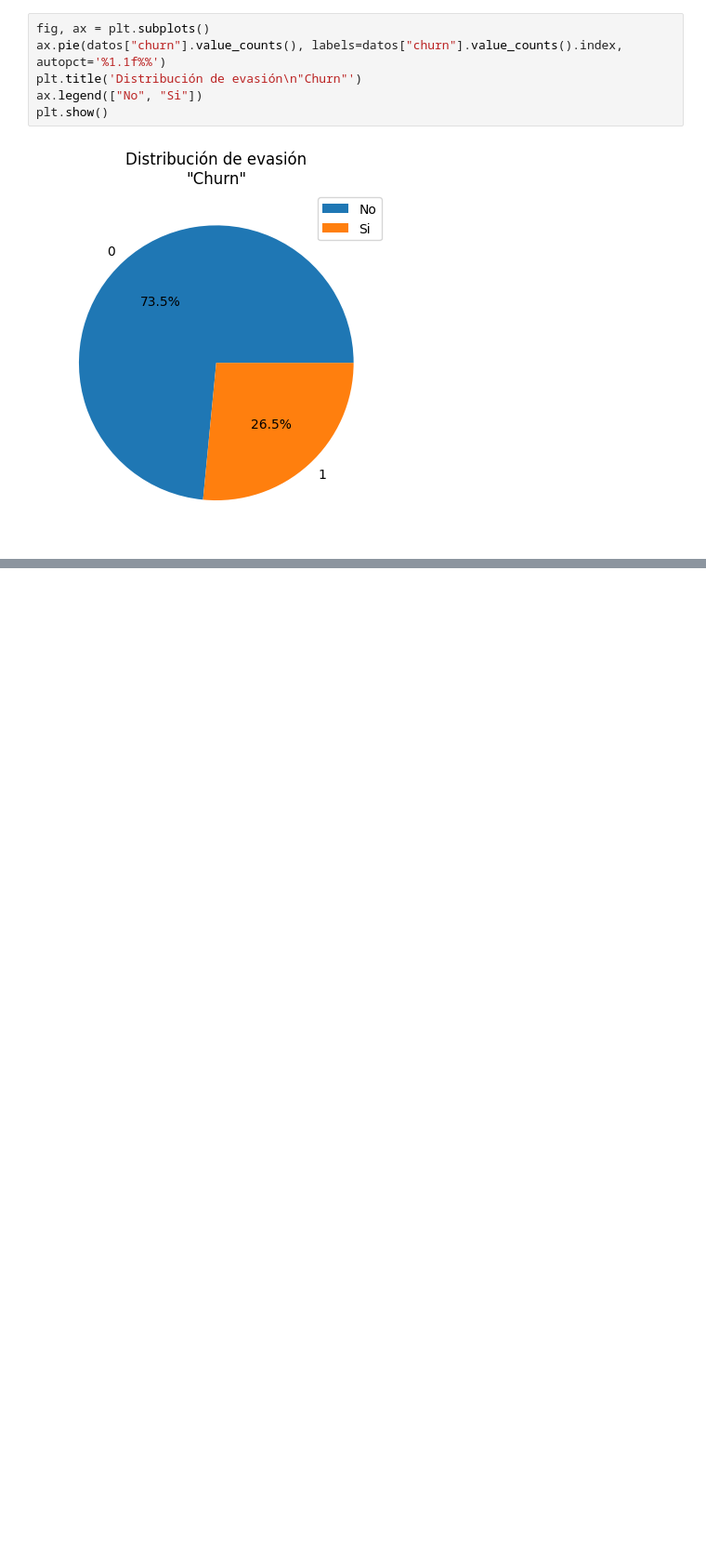
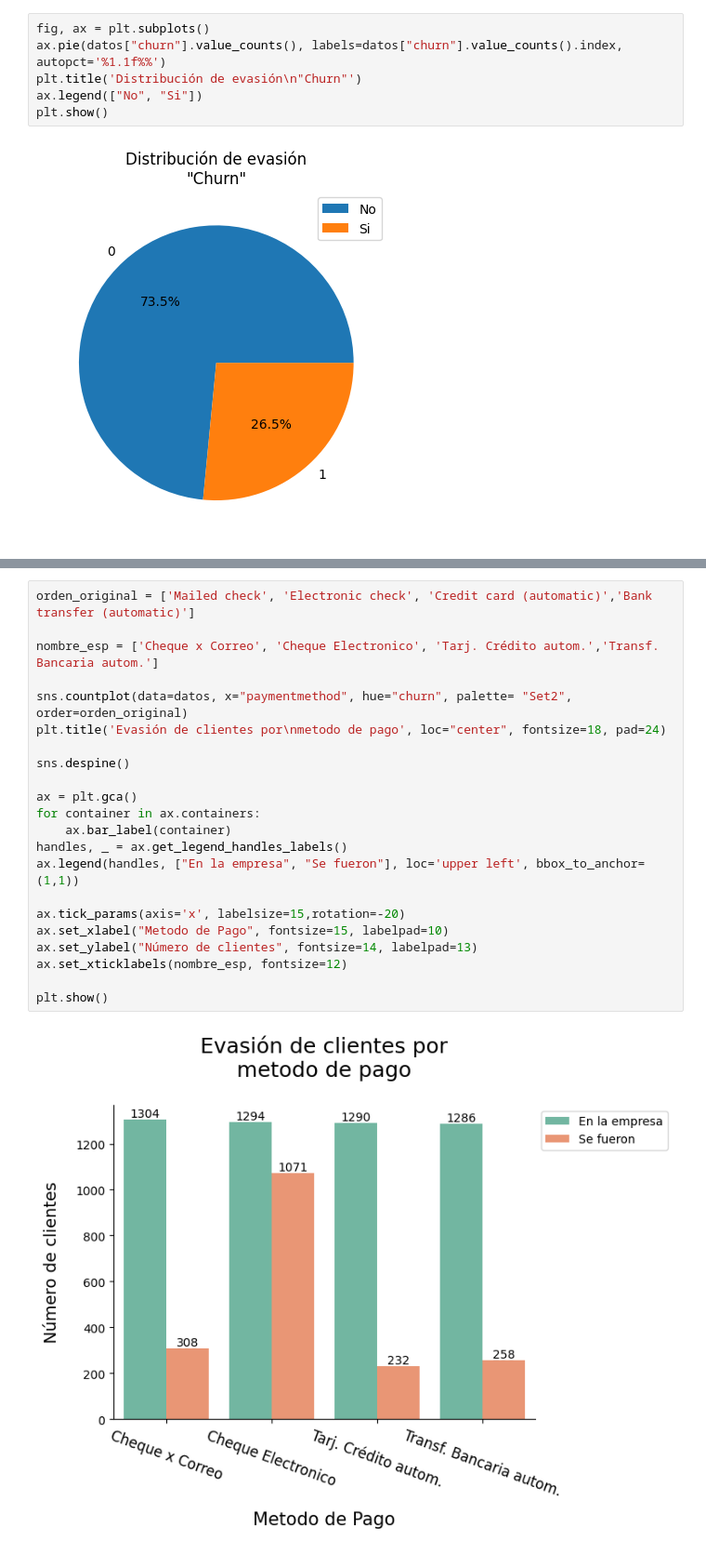
Before and after one commit to pierobadano/Desafio-TelecomX-P1, a Jupyter notebook: Desafio_Telecom_p1.ipynb, the cells around one changed output, grey strips where cells are left out. Shown at 93% size. Saved outputs shown, nothing was run; the diff lists cells and outputs as text; blank space fills up the shorter version.

```diff
--- a/Desafio_Telecom_p1.ipynb
+++ b/Desafio_Telecom_p1.ipynb
@@ -364,0 +429,24 @@ plt.show()
+# %%
+orden_original = ['Mailed check', 'Electronic check', 'Credit card (automatic)','Bank transfer (automatic)']
+
+nombre_esp = ['Cheque x Correo', 'Cheque Electronico', 'Tarj. Crédito autom.','Transf. Bancaria autom.']
+
+sns.countplot(data=datos, x="paymentmethod", hue="churn", palette= "Set2", order=orden_original)
+plt.title('Evasión de clientes por\nmetodo de pago', loc="center", fontsize=18, pad=24)
+
+sns.despine()
+
+ax = plt.gca()
+for container in ax.containers:
+    ax.bar_label(container)
+handles, _ = ax.get_legend_handles_labels()
+ax.legend(handles, ["En la empresa", "Se fueron"], loc='upper left', bbox_to_anchor=(1,1))
+
+ax.tick_params(axis='x', labelsize=15,rotation=-20)
+ax.set_xlabel("Metodo de Pago", fontsize=15, labelpad=10)
+ax.set_ylabel("Número de clientes", fontsize=14, labelpad=13)
+ax.set_xticklabels(nombre_esp, fontsize=12)
+
+plt.show()
+# %% [output]
+[figure, added]
```
Also changed, not shown: parts of 21 cells of this notebook.
